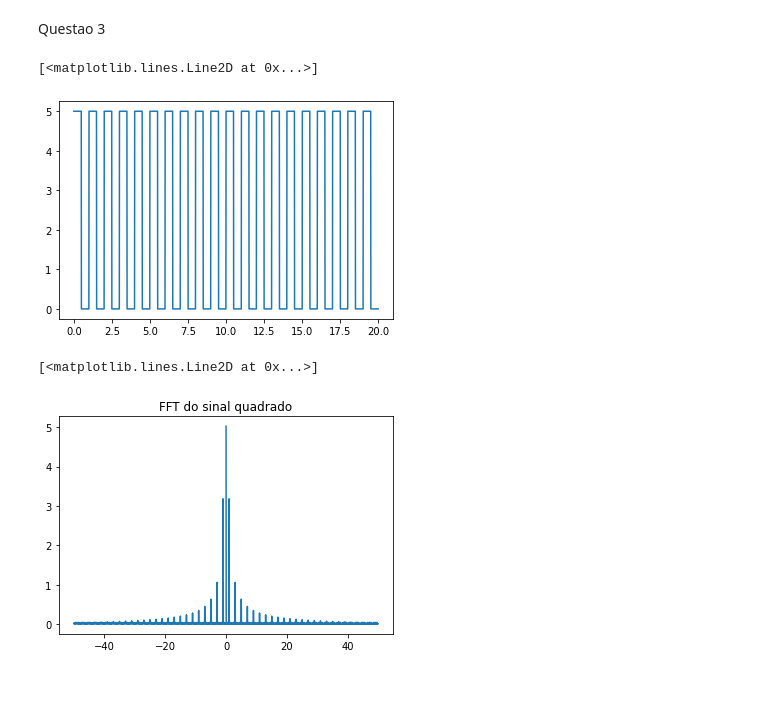
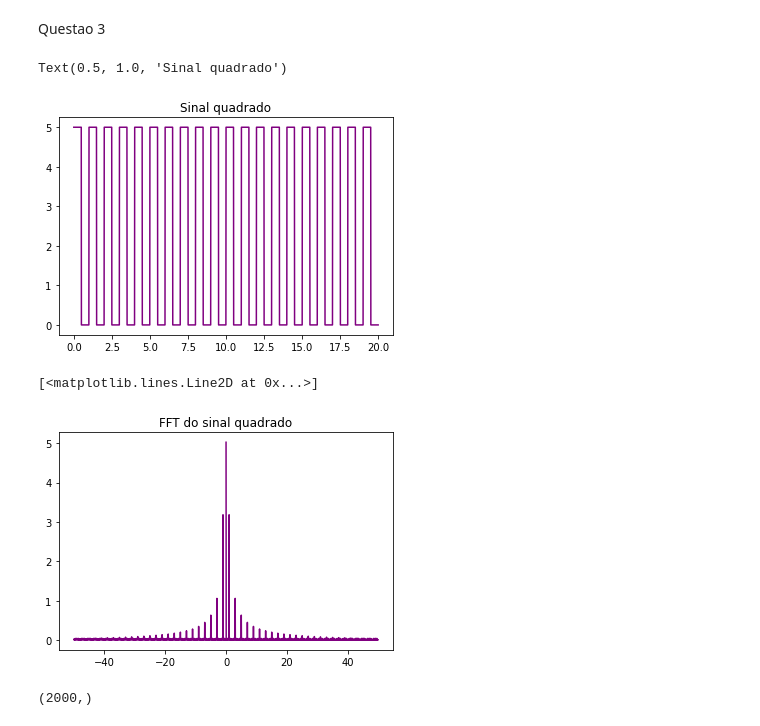
Before and after one commit to JoaoYukio/PCO119, a Jupyter notebook: Atividade 4/Exercicios.ipynb, the cells around one changed output. Drawn from its saved outputs; the diff is of its cells as text; code cells hidden in the pictures; blank space fills up the shorter version.

```diff
--- a/Atividade 4/Exercicios.ipynb
+++ b/Atividade 4/Exercicios.ipynb
@@ -164,16 +164,21 @@ t = np.arange(0, Nsamp/Fsamp, 1/Fsamp)
 # %%
 sig = 2.5*signal.square(2 * np.pi * 1 * t) + 2.5
 # %%
-plt.plot(t, sig)
+plt.plot(t, sig, color = 'purple')
+plt.title("Sinal quadrado")
 # %% [output]
-[<matplotlib.lines.Line2D at 0x...>]
+Text(0.5, 1.0, 'Sinal quadrado')
-[figure, old version]
+[figure, new version]
 # %%
 yf3 = fft(sig)/Nsamp
 xf3 = fftfreq(Nsamp, 1/Fsamp)
 
 plt.title("FFT do sinal quadrado")
-plt.plot(xf3, 2*np.abs(yf3))
+plt.plot(xf3, 2*np.abs(yf3), color = 'purple')
 # %% [output]
 [<matplotlib.lines.Line2D at 0x...>]
-[figure, old version]
+[figure, new version]
+# %%
+xf3.shape
+# %% [output]
+(2000,)
```
Also changed, not shown: parts of 4 cells of this notebook.
